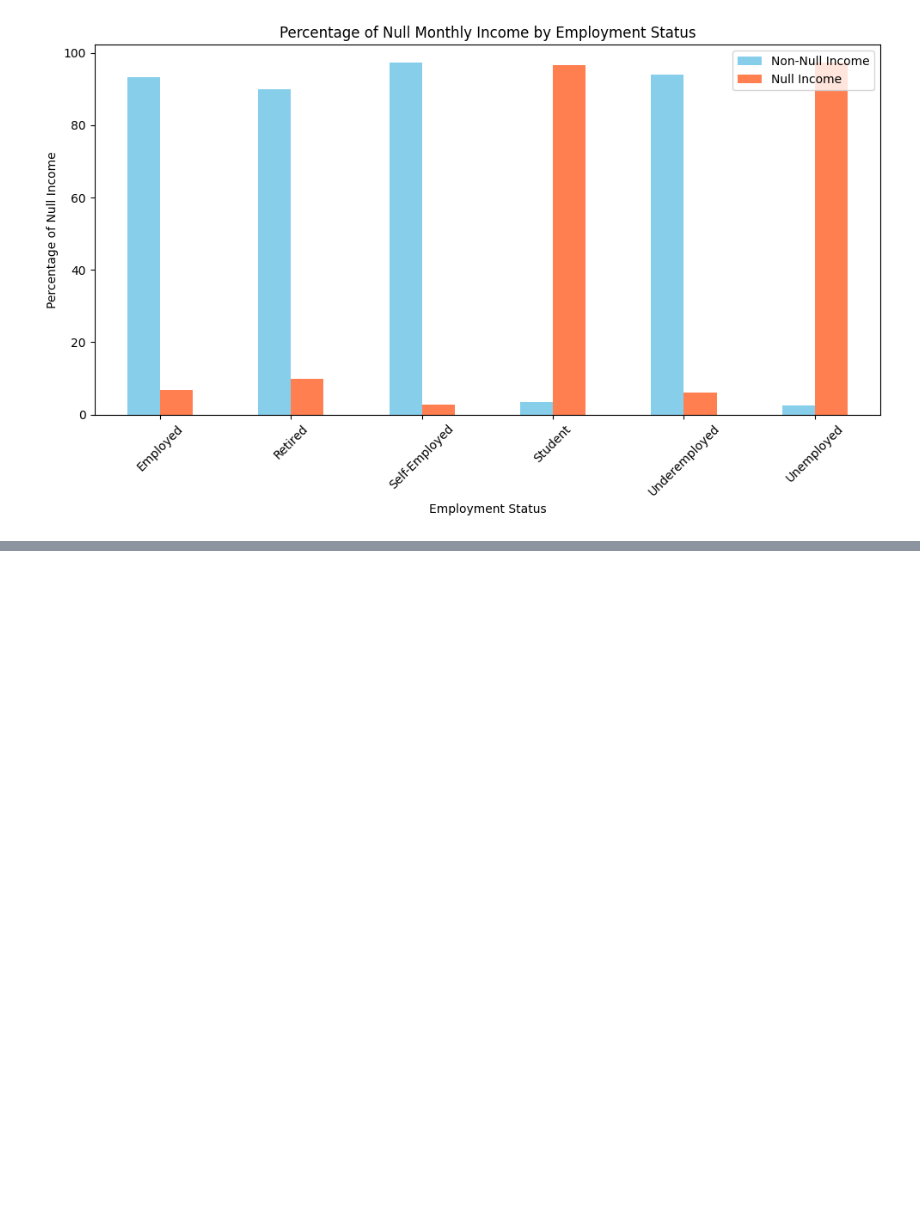
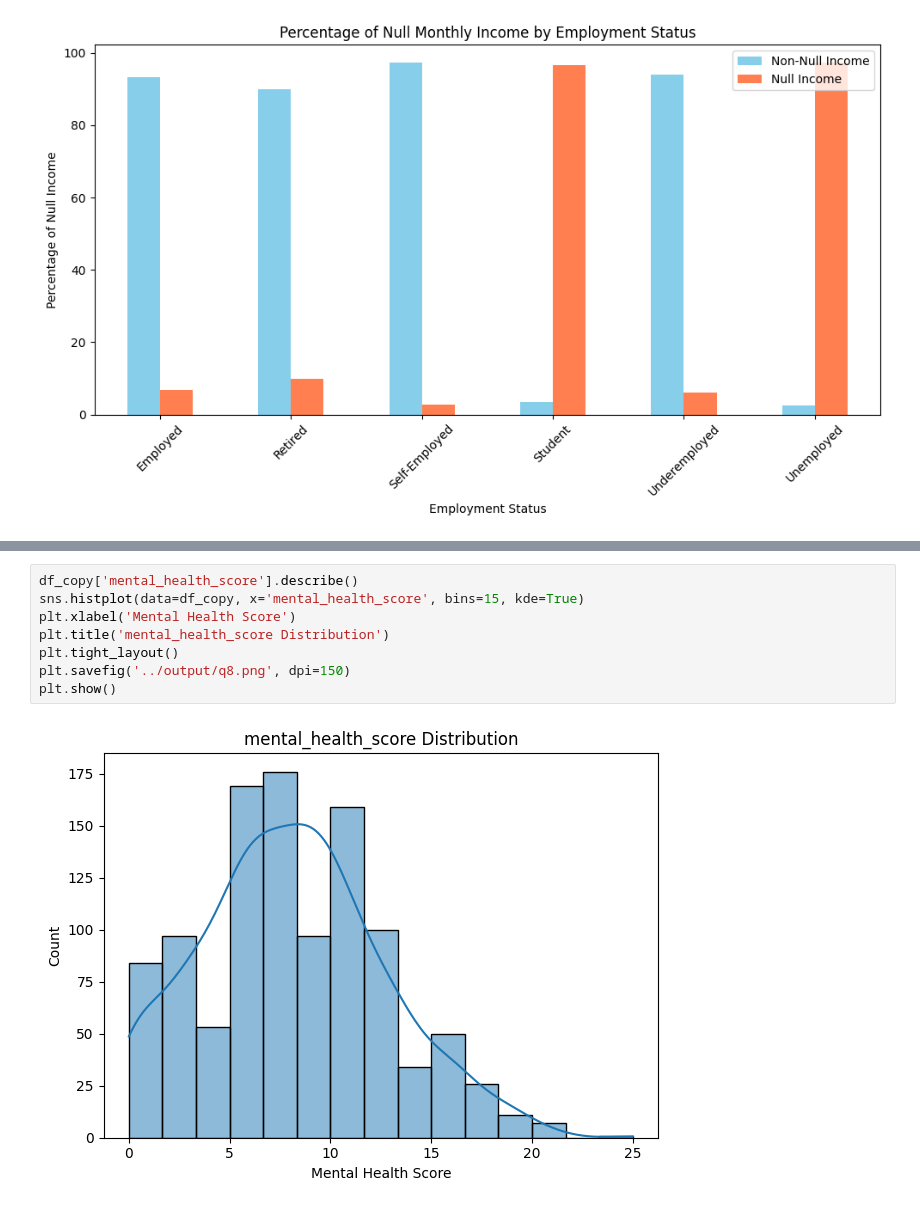
Before and after one commit to Wewds1/EDA, a Jupyter notebook: Ph_survey/notebooks/main.ipynb, the cells around one changed output, grey strips where cells are left out. Drawn from its saved outputs; the diff is of its cells as text; blank space fills up the shorter version.

```diff
--- a/Ph_survey/notebooks/main.ipynb
+++ b/Ph_survey/notebooks/main.ipynb
@@ -175,0 +251,10 @@ Name: count, dtype: int64
+# %%
+df_copy['mental_health_score'].describe()
+sns.histplot(data=df_copy, x='mental_health_score', bins=15, kde=True)
+plt.xlabel('Mental Health Score')
+plt.title('mental_health_score Distribution')
+plt.tight_layout()
+plt.savefig('../output/q8.png', dpi=150)
+plt.show()
+# %% [output]
+[figure, added]
```
Also changed, not shown: parts of 9 cells of this notebook, 5 other files.
